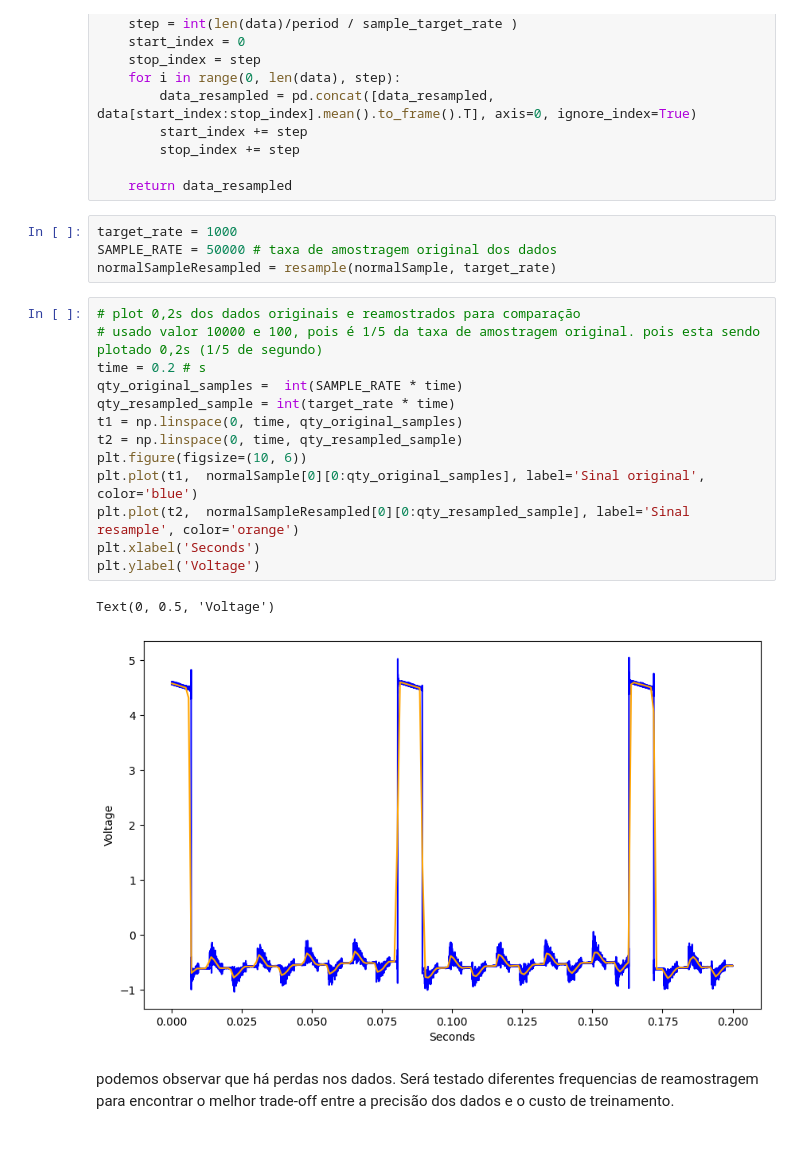
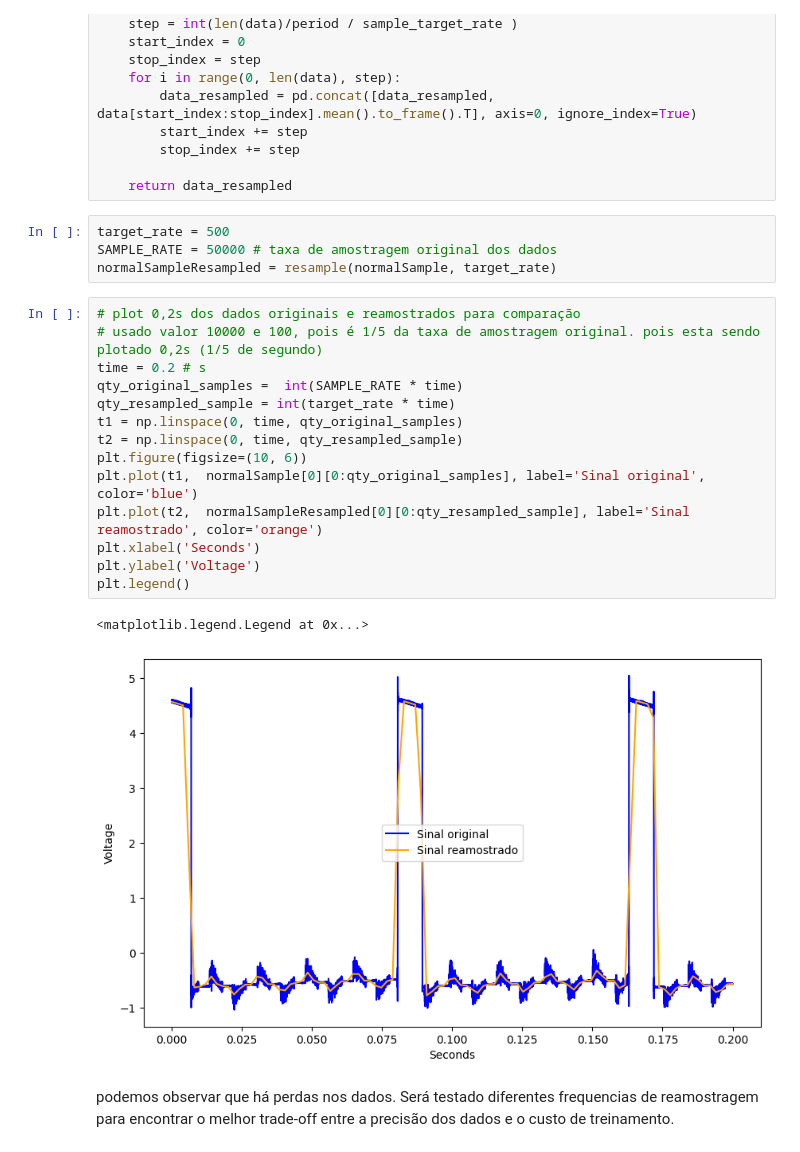
Before and after one commit to ricardo-faria/data-science-tcc, a Jupyter notebook: main.ipynb, the cells around one changed output. Saved outputs shown, nothing was run; the diff lists cells and outputs as text.

```diff
--- a/main.ipynb
+++ b/main.ipynb
@@ -118,24 +101,25 @@ def resample(data, sample_target_rate):
 
     return data_resampled
 # %%
-target_rate = 1000
+target_rate = 500
 SAMPLE_RATE = 50000 # taxa de amostragem original dos dados
 normalSampleResampled = resample(normalSample, target_rate)
 # %%
 # plot 0,2s dos dados originais e reamostrados para comparação
 # usado valor 10000 e 100, pois é 1/5 da taxa de amostragem original. pois esta sendo plotado 0,2s (1/5 de segundo)
 time = 0.2 # s
 qty_original_samples =  int(SAMPLE_RATE * time)
 qty_resampled_sample = int(target_rate * time)
 t1 = np.linspace(0, time, qty_original_samples)
 t2 = np.linspace(0, time, qty_resampled_sample)
 plt.figure(figsize=(10, 6))
 plt.plot(t1,  normalSample[0][0:qty_original_samples], label='Sinal original', color='blue')
-plt.plot(t2,  normalSampleResampled[0][0:qty_resampled_sample], label='Sinal resample', color='orange')
+plt.plot(t2,  normalSampleResampled[0][0:qty_resampled_sample], label='Sinal reamostrado', color='orange')
 plt.xlabel('Seconds')
 plt.ylabel('Voltage')
+plt.legend()
 # %% [output]
-Text(0, 0.5, 'Voltage')
+<matplotlib.legend.Legend at 0x...>
-[figure, old version]
+[figure, new version]
 # %% [markdown]
 podemos observar que há perdas nos dados. Será testado diferentes frequencias de reamostragem para encontrar o melhor  trade-off entre a precisão dos dados e o custo de treinamento.
```
Also changed, not shown: parts of 8 cells of this notebook, 1 other file.
